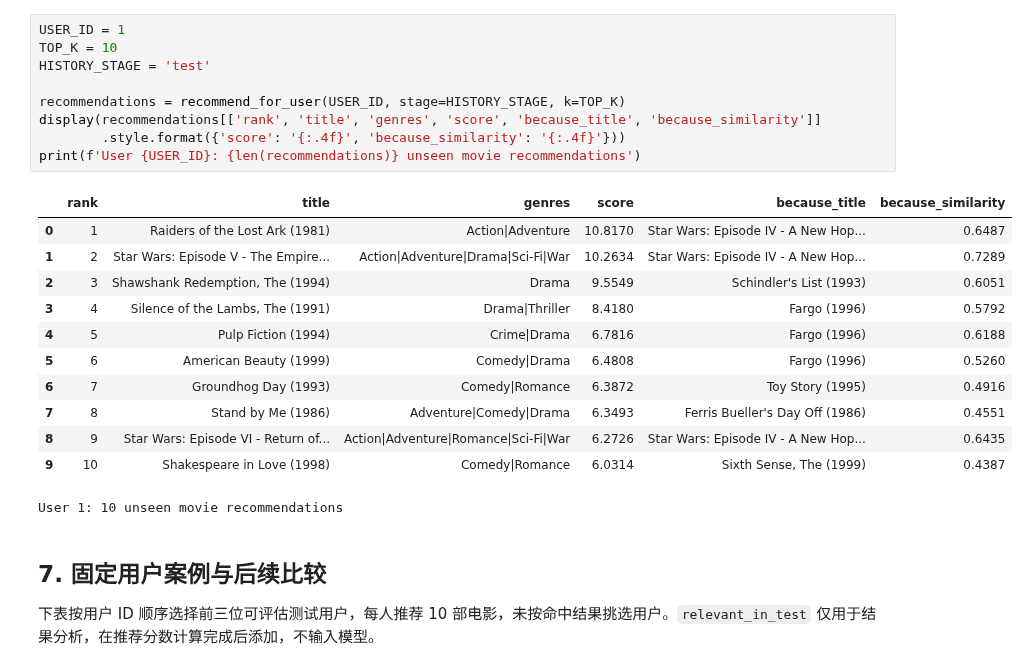
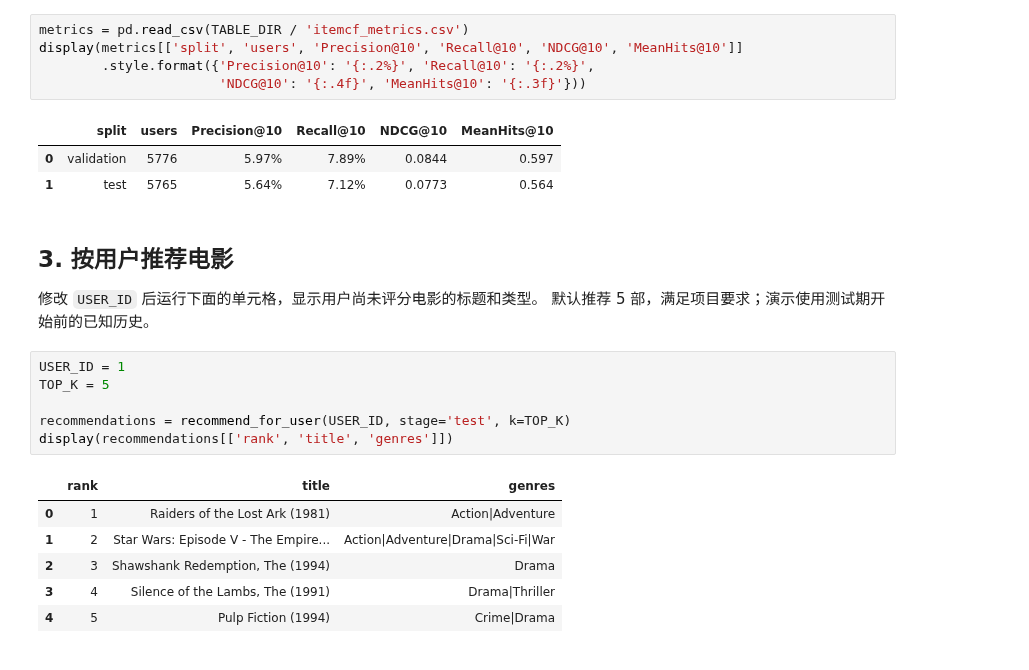
Before and after one commit to SZTU-ZBK/data_engineer_group_project, a Jupyter notebook: notebooks/02_itemcf.ipynb, the cells around one changed output. Saved outputs shown, nothing was run; the diff lists cells and outputs as text.

```diff
--- a/notebooks/02_itemcf.ipynb
+++ b/notebooks/02_itemcf.ipynb
@@ -294,26 +63,27 @@ display(Markdown(
+# %%
+metrics = pd.read_csv(TABLE_DIR / 'itemcf_metrics.csv')
+display(metrics[['split', 'users', 'Precision@10', 'Recall@10', 'NDCG@10', 'MeanHits@10']]
+        .style.format({'Precision@10': '{:.2%}', 'Recall@10': '{:.2%}',
+                       'NDCG@10': '{:.4f}', 'MeanHits@10': '{:.3f}'}))
+# %% [output]
+|  | split | users | Precision@10 | Recall@10 | NDCG@10 | MeanHits@10 |
+| 0 | validation | 5776 | 5.97% | 7.89% | 0.0844 | 0.597 |
+| 1 | test | 5765 | 5.64% | 7.12% | 0.0773 | 0.564 |
+# %% [markdown]
+## 3. 按用户推荐电影
+
+修改 `USER_ID` 后运行下面的单元格，显示用户尚未评分电影的标题和类型。
+默认推荐 5 部，满足项目要求；演示使用测试期开始前的已知历史。
 # %%
 USER_ID = 1
-TOP_K = 10
-HISTORY_STAGE = 'test'
+TOP_K = 5
 
-recommendations = recommend_for_user(USER_ID, stage=HISTORY_STAGE, k=TOP_K)
-display(recommendations[['rank', 'title', 'genres', 'score', 'because_title', 'because_similarity']]
-        .style.format({'score': '{:.4f}', 'because_similarity': '{:.4f}'}))
-print(f'User {USER_ID}: {len(recommendations)} unseen movie recommendations')
+recommendations = recommend_for_user(USER_ID, stage='test', k=TOP_K)
+display(recommendations[['rank', 'title', 'genres']])
 # %% [output]
-|  | rank | title | genres | score | because_title | because_similarity |
-| 0 | 1 | Raiders of the Lost Ark (1981) | Action|Adventure | 10.8170 | Star Wars: Episode IV - A New Hop... | 0.6487 |
-| 1 | 2 | Star Wars: Episode V - The Empire... | Action|Adventure|Drama|Sci-Fi|War | 10.2634 | Star Wars: Episode IV - A New Hop... | 0.7289 |
-| 2 | 3 | Shawshank Redemption, The (1994) | Drama | 9.5549 | Schindler's List (1993) | 0.6051 |
-| 3 | 4 | Silence of the Lambs, The (1991) | Drama|Thriller | 8.4180 | Fargo (1996) | 0.5792 |
-| 4 | 5 | Pulp Fiction (1994) | Crime|Drama | 6.7816 | Fargo (1996) | 0.6188 |
-| 5 | 6 | American Beauty (1999) | Comedy|Drama | 6.4808 | Fargo (1996) | 0.5260 |
-| 6 | 7 | Groundhog Day (1993) | Comedy|Romance | 6.3872 | Toy Story (1995) | 0.4916 |
-| 7 | 8 | Stand by Me (1986) | Adventure|Comedy|Drama | 6.3493 | Ferris Bueller's Day Off (1986) | 0.4551 |
-| 8 | 9 | Star Wars: Episode VI - Return of... | Action|Adventure|Romance|Sci-Fi|War | 6.2726 | Star Wars: Episode IV - A New Hop... | 0.6435 |
-| 9 | 10 | Shakespeare in Love (1998) | Comedy|Romance | 6.0314 | Sixth Sense, The (1999) | 0.4387 |
+|  | rank | title | genres |
+| 0 | 1 | Raiders of the Lost Ark (1981) | Action|Adventure |
+| 1 | 2 | Star Wars: Episode V - The Empire... | Action|Adventure|Drama|Sci-Fi|War |
+| 2 | 3 | Shawshank Redemption, The (1994) | Drama |
+| 3 | 4 | Silence of the Lambs, The (1991) | Drama|Thriller |
+| 4 | 5 | Pulp Fiction (1994) | Crime|Drama |
-User 1: 10 unseen movie recommendations
-# %% [markdown]
-## 7. 固定用户案例与后续比较
-
-下表按用户 ID 顺序选择前三位可评估测试用户，每人推荐 10 部电影，未按命中结果挑选用户。`relevant_in_test` 仅用于结果分析，在推荐分数计算完成后添加，不输入模型。
```
Also changed, not shown: parts of 18 cells of this notebook, 4 other files.
